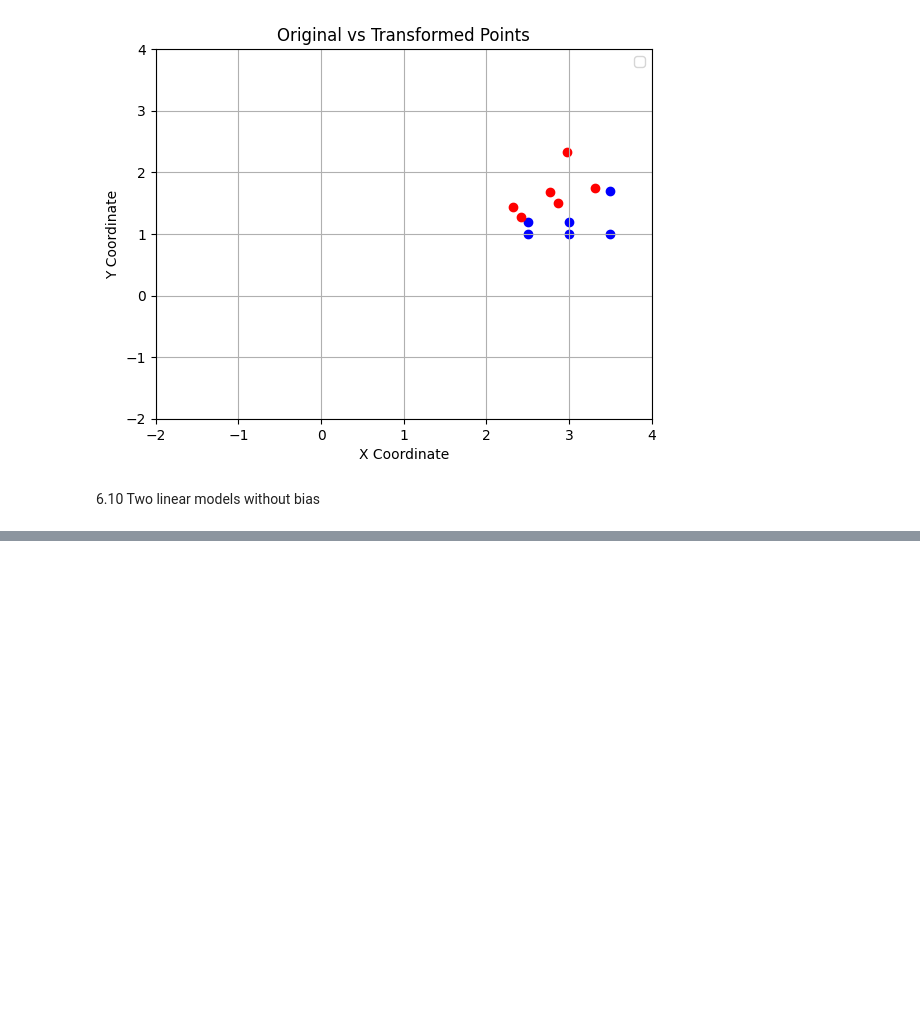
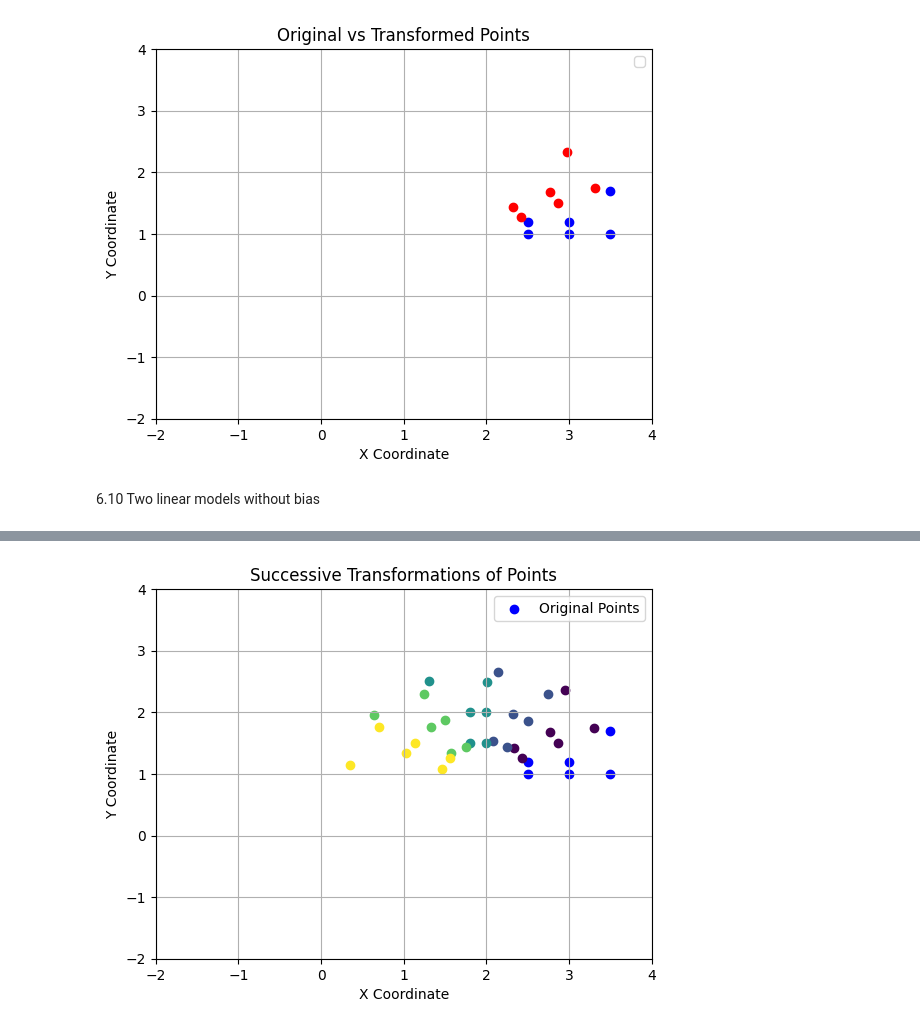
Before and after one commit to Justusperthes/Comphy, a Jupyter notebook: w9/neural_nets.ipynb, the cells around one changed output, grey strips where cells are left out. Cells and saved outputs as stored; diff of their text form; code cells hidden in the pictures; blank space fills up the shorter version.

```diff
--- a/w9/neural_nets.ipynb
+++ b/w9/neural_nets.ipynb
@@ -2109,0 +2231,44 @@ plt.show()
+# %%
+import matplotlib.pyplot as plt
+import numpy as np
+
+# Apply multiple successive transformations and store each result
+num_iterations = 5  # Number of successive transformations to visualize
+colors = plt.cm.viridis(np.linspace(0, 1, num_iterations))  # Generate a color gradient
+
+# Convert input points to numpy array for initial plotting
+input_points_np = input_points.numpy()
+input_x, input_y = input_points_np[:, 0], input_points_np[:, 1]
+
+# Plot the original input points
+plt.scatter(input_x, input_y, color='blue', label='Original Points')
+
+# Apply the transformation iteratively and plot each set
+current_points = input_points.clone()  # Start with the original input points
+
+for i in range(num_iterations):
+    # Apply the trained model to get the next transformation
+    transformed_points = model(current_points).detach().numpy()
+
+    # Separate x and y coordinates for transformed points
+    transformed_x, transformed_y = transformed_points[:, 0], transformed_points[:, 1]
+
+    # Plot the transformed points with a new color each iteration
+    plt.scatter(transformed_x, transformed_y, color=colors[i])
+
+    # Set the current points to the latest transformed points for the next iteration
+    current_points = torch.tensor(transformed_points, dtype=torch.float32)
+
+# Labeling the plot
+plt.xlabel('X Coordinate')
+plt.ylabel('Y Coordinate')
+plt.title('Successive Transformations of Points')
+plt.xlim(-2, 4)
+plt.ylim(-2, 4)
+plt.legend()
+plt.grid(True)
+
+# Show the plot
+plt.show()
+# %% [output]
+[figure, added]
```
Also changed, not shown: parts of 4 cells of this notebook, 1 other file.
